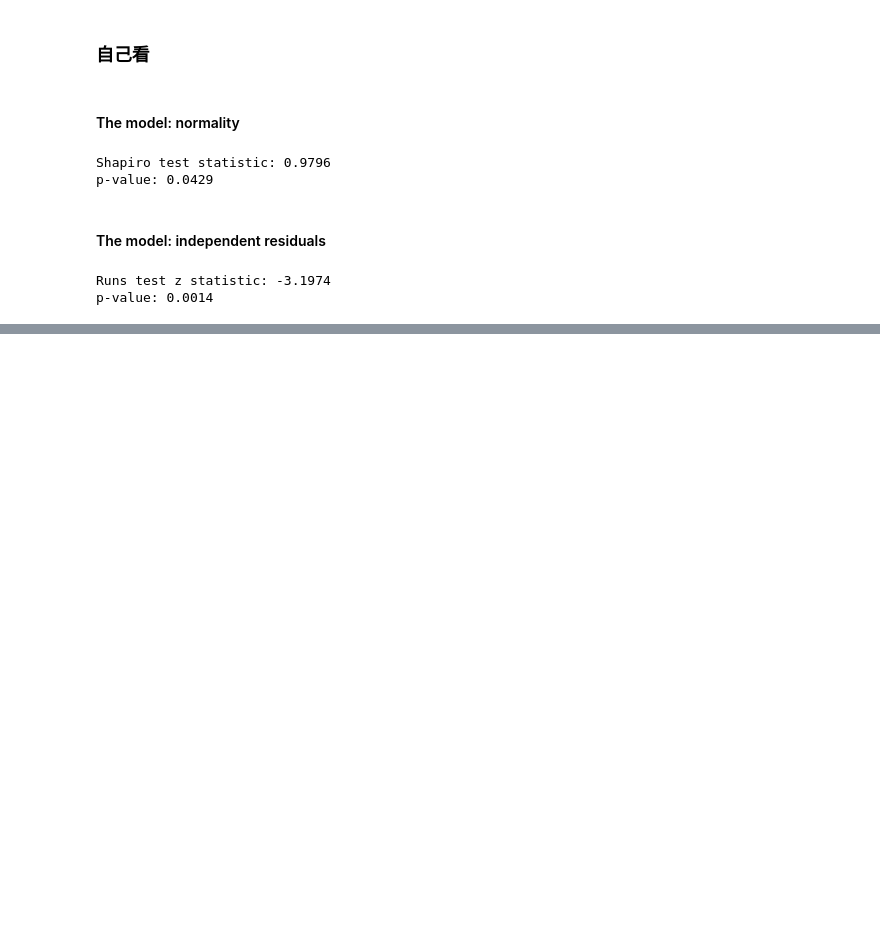
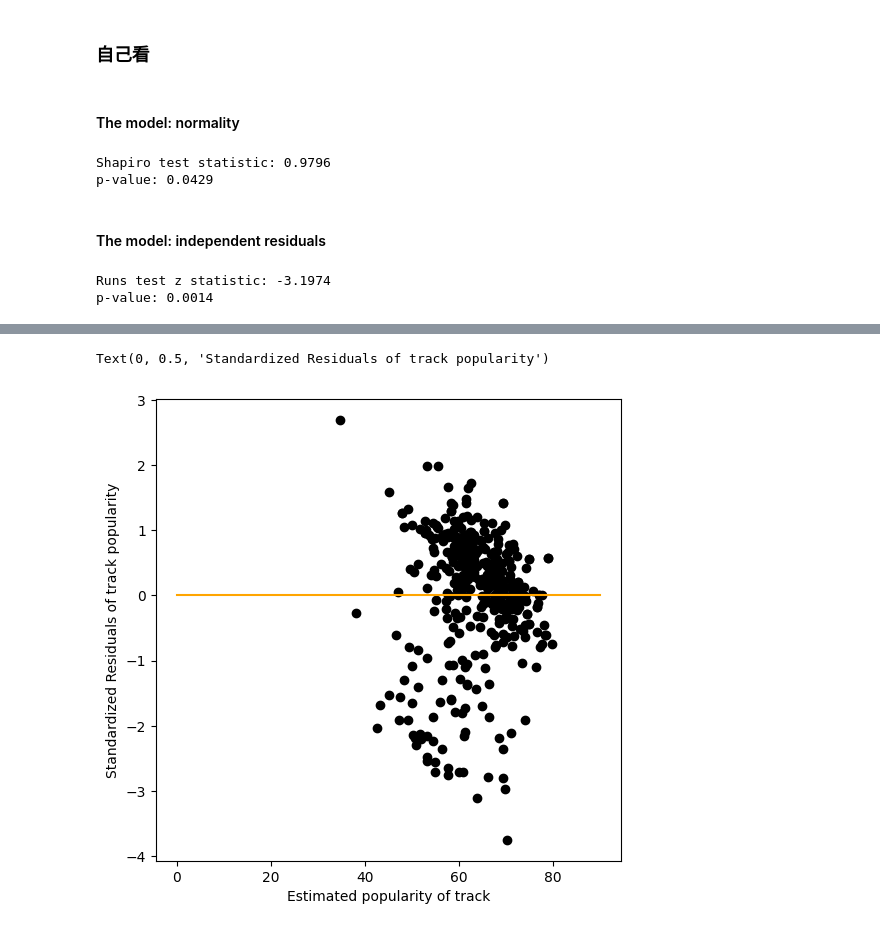
Before and after one commit to ckhsc17/Stats_final, a Jupyter notebook: spotify/spotify_ols.ipynb, the cells around one changed output, grey strips where cells are left out. Drawn from its saved outputs; the diff is of its cells as text; code cells hidden in the pictures; blank space fills up the shorter version.

```diff
--- a/spotify/spotify_ols.ipynb
+++ b/spotify/spotify_ols.ipynb
@@ -1104,0 +1247,24 @@ p-value: 0.0014
+# %%
+df = pd.concat([high, low], ignore_index=True)
+df['playlist_genre'] = df['playlist_genre'].replace('hip-hop', 'hiphop')
+df['playlist_genre'] = df['playlist_genre'].replace('j-pop', 'jpop')
+df['playlist_genre'] = df['playlist_genre'].replace('k-pop', 'kpop')
+df['playlist_genre'] = df['playlist_genre'].replace('r&b', 'r8b')
+
+drop_cols = ['track_artist', 'time_signature', 'track_href', 'uri', 'track_album_name', 'playlist_name', 'analysis_url', 'track_id', 'track_name', 'track_album_release_date', 'track_album_id', 'id', 'playlist_subgenre', 'type', 'playlist_id']
+
+df = df.drop(columns=drop_cols)
+df = df[df['playlist_genre'] ==  'hiphop' ]  # 去除 track_popularity <= 0 的資料
+
+print(df['playlist_genre'].value_counts())
+
+# 建立模型資料集，包含所有欄位（去除目標變數與 genre_dummies 重複欄位）
+exclude_cols = ['playlist_genre']  # track_popularity 是目標變數，playlist_genre 已經 dummy
+predictors = [col for col in df.columns if col not in exclude_cols]
+
+data = pd.concat([
+    df[predictors],
+
+], axis=1)
+result = backward_selection(data, response = 'track_popularity')
+print(result.summary())
@@ -1104,0 +1289,17 @@ p-value: 0.0014
+# %%
+import matplotlib.pyplot as plt
+
+influence = result.get_influence()
+residuals = result.resid
+standardized_residuals = influence.resid_studentized_internal
+estimated_values = result.fittedvalues
+plt.figure(figsize = (6, 6))
+
+plt.plot(estimated_values, standardized_residuals, 'o', color = 'black')
+plt.plot([0, 90], [0, 0], color = 'orange')
+
+plt.xlabel('Estimated popularity of track')
+plt.ylabel('Standardized Residuals of track popularity')
+# %% [output]
+Text(0, 0.5, 'Standardized Residuals of track popularity')
+[figure, added]
```
Also changed, not shown: parts of 24 cells of this notebook, 1 other file.
